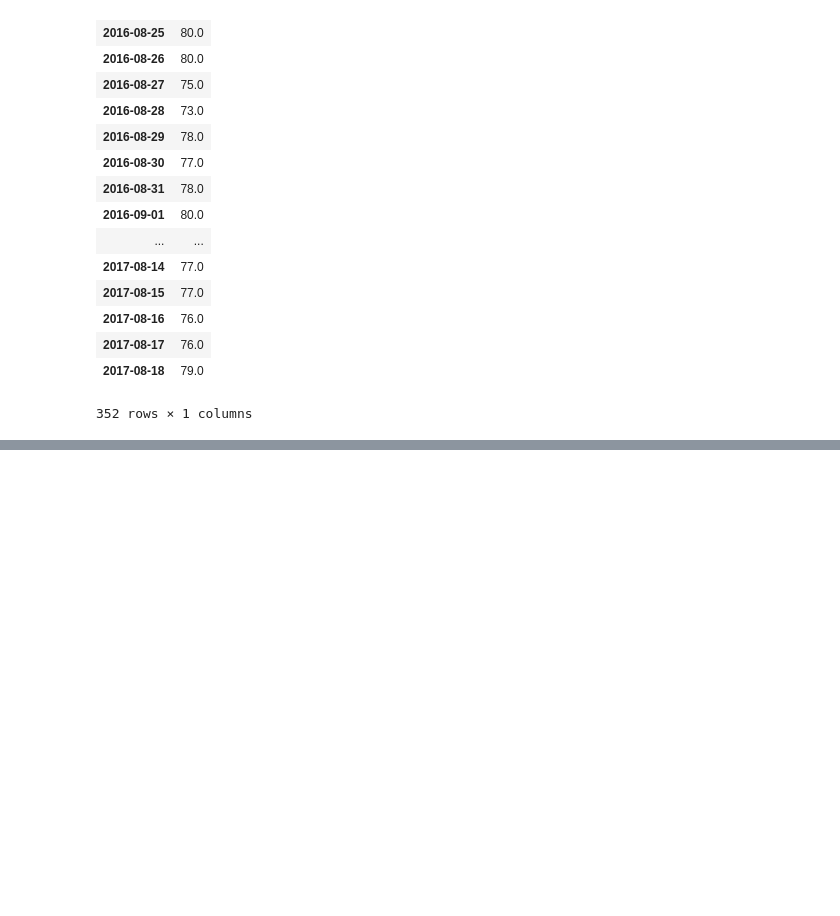
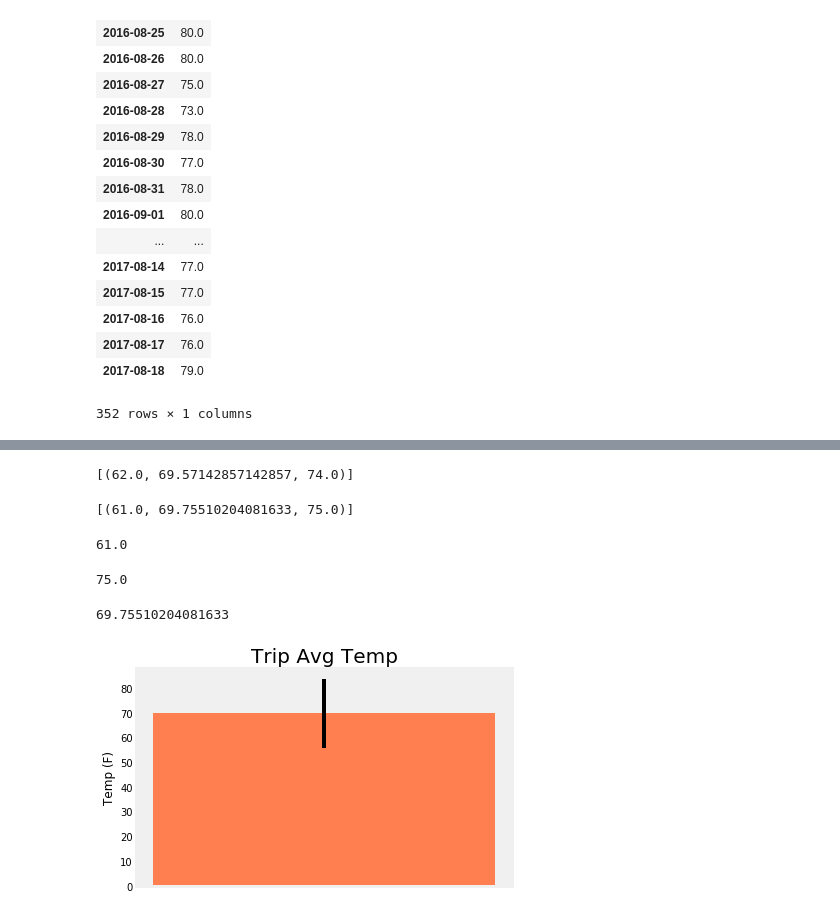
Before and after one commit to adrijm321/UCI-Homework, a Jupyter notebook: sqlalchemy-challenge/challenge_starter.ipynb, the cells around one changed output, grey strips where cells are left out. Drawn from its saved outputs; the diff is of its cells as text; code cells hidden in the pictures; blank space fills up the shorter version.

```diff
--- a/sqlalchemy-challenge/challenge_starter.ipynb
+++ b/sqlalchemy-challenge/challenge_starter.ipynb
@@ -197,0 +198,66 @@ Text(0, 0.5, 'Frequency')
+# %%
+# Write a function called `calc_temps` that will accept start date and end date in the format '%Y-%m-%d'
+# and return the minimum, average, and maximum temperatures for that range of dates
+def calc_temps(start_date, end_date):
+    """TMIN, TAVG, and TMAX for a list of dates.
+
+    Args:
+        start_date (string): A date string in the format %Y-%m-%d
+        end_date (string): A date string in the format %Y-%m-%d
+
+    Returns:
+        TMIN, TAVE, and TMAX
+    """
+
+    return session.query(func.min(Measurement.tobs), func.avg(Measurement.tobs), func.max(Measurement.tobs)).\
+        filter(Measurement.date >= start_date).filter(Measurement.date <= end_date).all()
+print(calc_temps('2012-02-28', '2012-03-05'))
+# %% [output]
+[(62.0, 69.57142857142857, 74.0)]
+# %%
+# Use your previous function `calc_temps` to calculate the tmin, tavg, and tmax
+# for your trip using the previous year's data for those same dates.
+def calc_temps(start_date, end_date):
+    """TMIN, TAVG, and TMAX for a list of dates.
+
+    Args:
+        start_date (string): A date string in the format %Y-%m-%d
+        end_date (string): A date string in the format %Y-%m-%d
+
+    Returns:
+        TMIN, TAVE, and TMAX
+    """
+
+    return session.query(func.min(Measurement.tobs), func.avg(Measurement.tobs), func.max(Measurement.tobs)).\
+        filter(Measurement.date >= start_date).filter(Measurement.date <= end_date).all()
+print(calc_temps('2011-02-28', '2011-03-05'))
+# %% [output]
+[(61.0, 69.75510204081633, 75.0)]
+# %%
+# Plot the results from your previous query as a bar chart.
+# Use "Trip Avg Temp" as your Title
+# Use the average temperature for the y value
+# Use the peak-to-peak (tmax-tmin) value as the y error bar (yerr)
+min_trip_temp = trip_temp[0][0]
+min_trip_temp
+# %% [output]
+61.0
+# %%
+max_trip_temp = trip_temp[0][2]
+max_trip_temp
+# %% [output]
+75.0
+# %%
+avg_trip_temp = trip_temp[0][1]
+avg_trip_temp
+# %% [output]
+69.75510204081633
+# %%
+plt.title("Trip Avg Temp", fontsize=20)
+plt.ylabel("Temp (F)")
+plt.xticks([])
+plt.bar(0,avg_trip_temp,yerr=[max_trip_temp-min_trip_temp],color='coral')
+plt.grid()
+plt.show()
+# %% [output]
+[figure, added]
```
Also changed, not shown: parts of 3 cells of this notebook, 1 other file.
